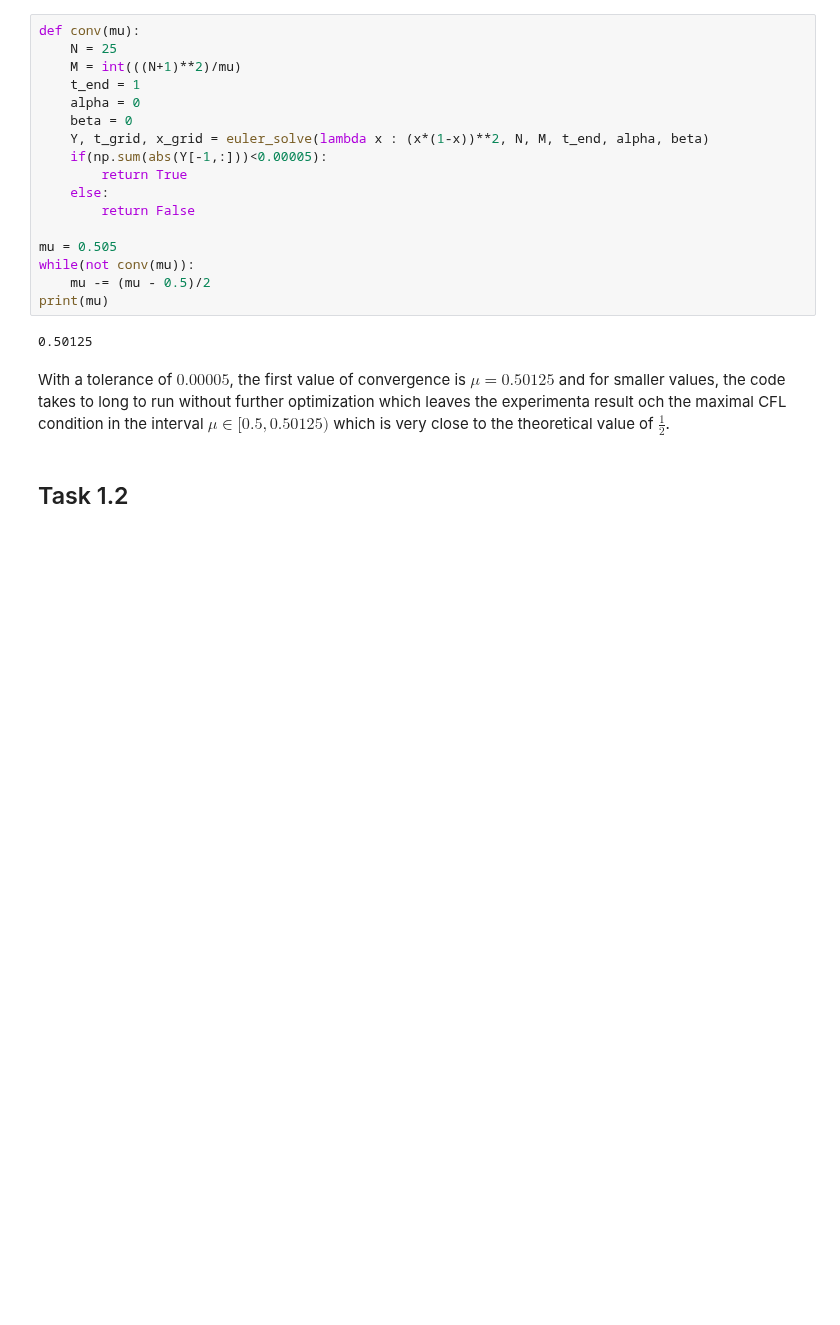
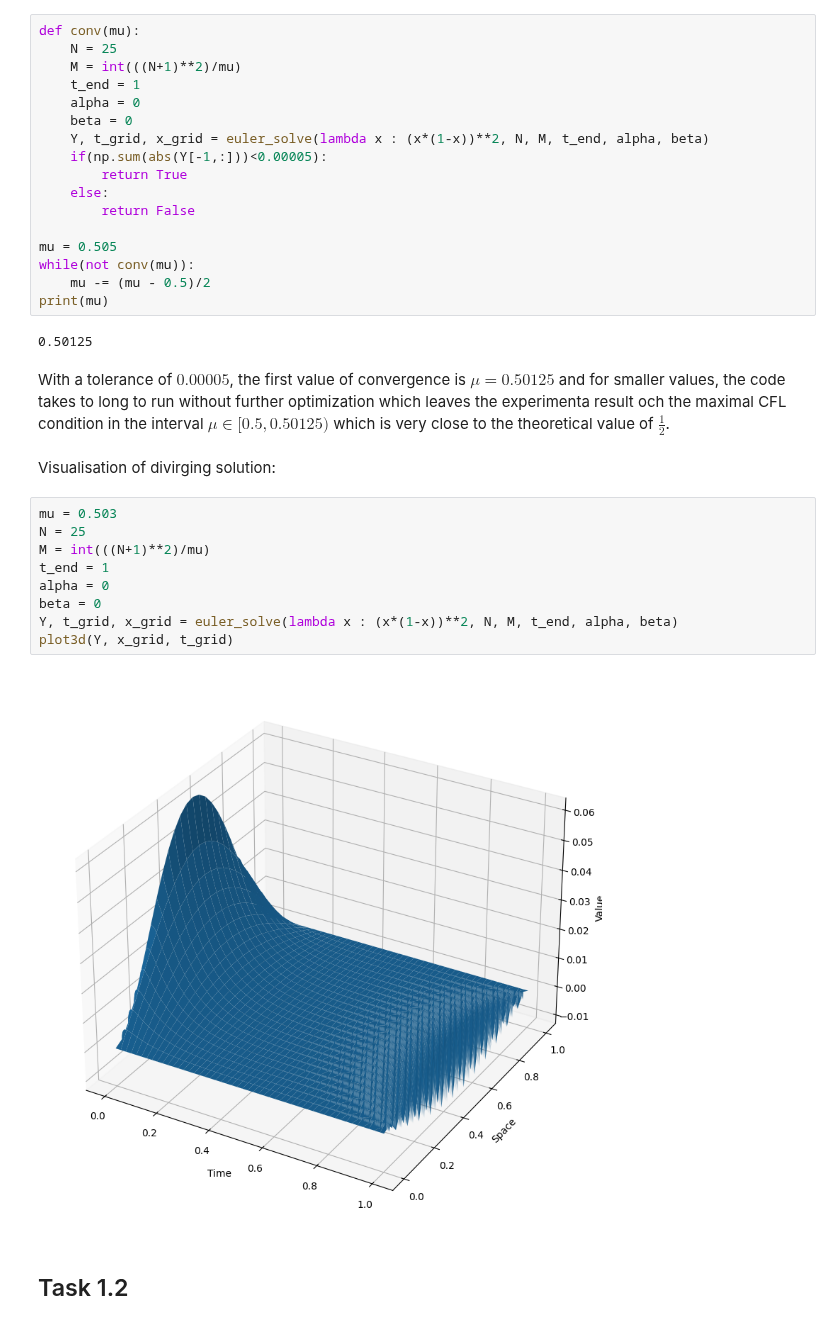
Before and after one commit to william-lundgren/FilipNumMums, a Jupyter notebook: Projekt3.ipynb, the cells around one changed output. Drawn from its saved outputs; the diff is of its cells as text; blank space fills up the shorter version.

Commit message:
Visualisation of divirging solutio:

```diff
--- a/Projekt3.ipynb
+++ b/Projekt3.ipynb
@@ -127,5 +127,18 @@ print(mu)
 0.50125
 # %% [markdown]
 With a tolerance of $0.00005$, the first value of convergence is $\mu = 0.50125$ and for smaller values, the code takes to long to run without further optimization which leaves the experimenta result och the maximal CFL condition in the interval $\mu\in[0.5, 0.50125)$ which is very close to the theoretical value of $\frac{1}{2}$.
+# %% [markdown]
+Visualisation of divirging solution:
+# %%
+mu = 0.503
+N = 25
+M = int(((N+1)**2)/mu)
+t_end = 1
+alpha = 0
+beta = 0
+Y, t_grid, x_grid = euler_solve(lambda x : (x*(1-x))**2, N, M, t_end, alpha, beta)
+plot3d(Y, x_grid, t_grid)
+# %% [output]
+[figure, added]
 # %% [markdown]
 ## Task 1.2
```
